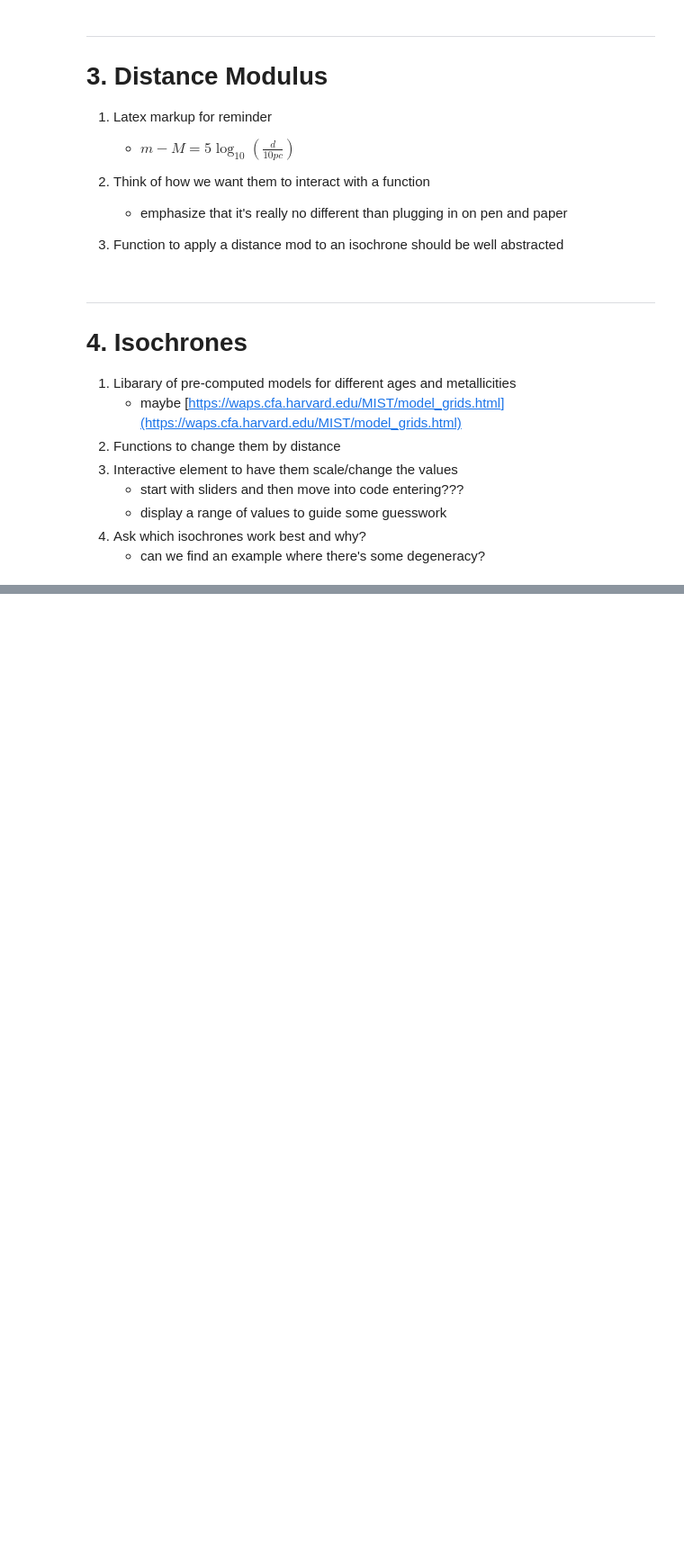
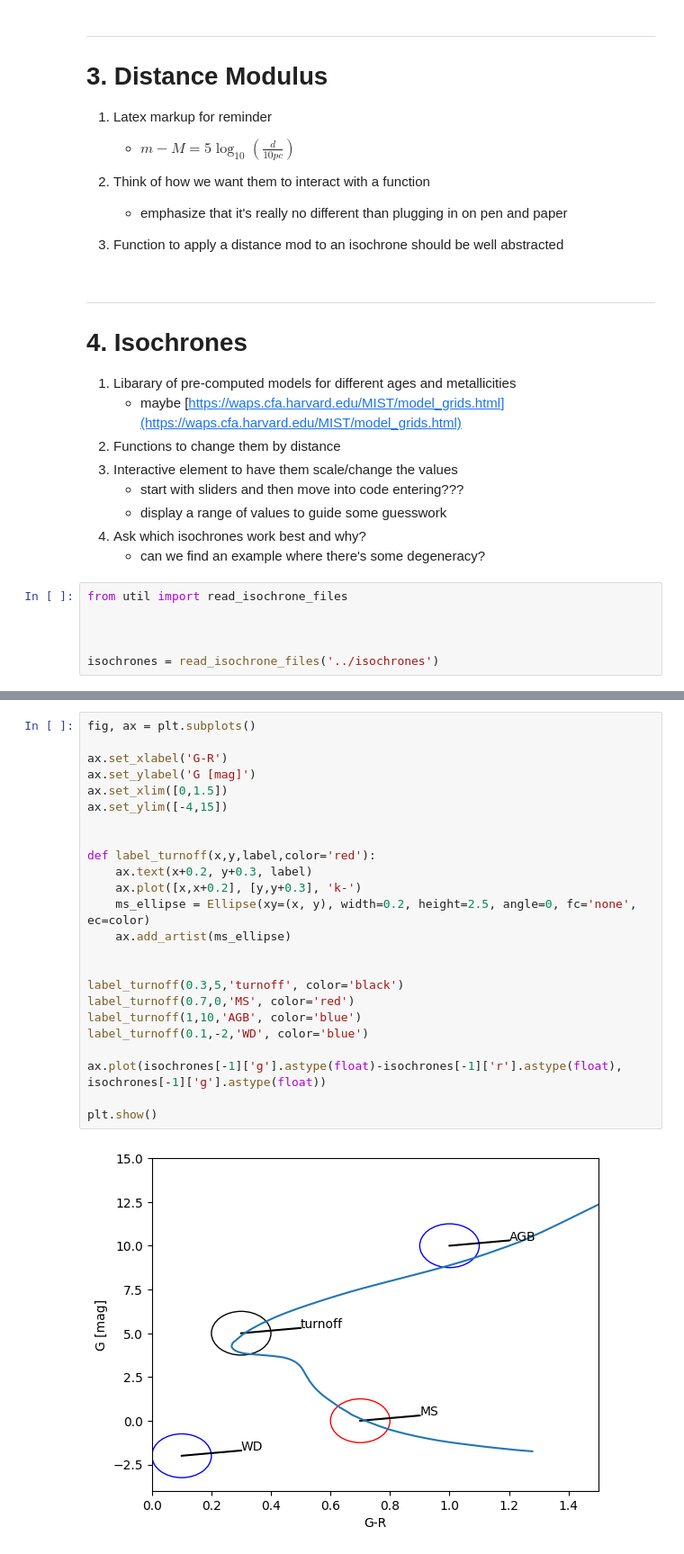
Before and after one commit to noahfranz13/astro-education-nbs, a Jupyter notebook: notebooks/prototyping.ipynb, the cells around one changed output, grey strips where cells are left out. Shown: that part at 90% size. Drawn from its saved outputs; the diff is of its cells as text; blank space fills up the shorter version.

Commit message:
plotted isochrone

```diff
--- a/notebooks/prototyping.ipynb
+++ b/notebooks/prototyping.ipynb
@@ -210,3 +186,9 @@ plt.show()
     - display a range of values to guide some guesswork
 4. Ask which isochrones work best and why?
     - can we find an example where there's some degeneracy?
+# %%
+from util import read_isochrone_files
+
+
+
+isochrones = read_isochrone_files('../isochrones')
@@ -212,0 +210,26 @@ plt.show()
+# %%
+fig, ax = plt.subplots()
+
+ax.set_xlabel('G-R')
+ax.set_ylabel('G [mag]')
+ax.set_xlim([0,1.5])
+ax.set_ylim([-4,15])
+
+
+def label_turnoff(x,y,label,color='red'):
+    ax.text(x+0.2, y+0.3, label)
+    ax.plot([x,x+0.2], [y,y+0.3], 'k-')
+    ms_ellipse = Ellipse(xy=(x, y), width=0.2, height=2.5, angle=0, fc='none', ec=color)
+    ax.add_artist(ms_ellipse)
+
+
+label_turnoff(0.3,5,'turnoff', color='black')
+label_turnoff(0.7,0,'MS', color='red')
+label_turnoff(1,10,'AGB', color='blue')
+label_turnoff(0.1,-2,'WD', color='blue')
+
+ax.plot(isochrones[-1]['g'].astype(float)-isochrones[-1]['r'].astype(float), isochrones[-1]['g'].astype(float))
+
+plt.show()
+# %% [output]
+[figure, added]
```
Also changed, not shown: parts of 3 cells of this notebook, 1 other file.
